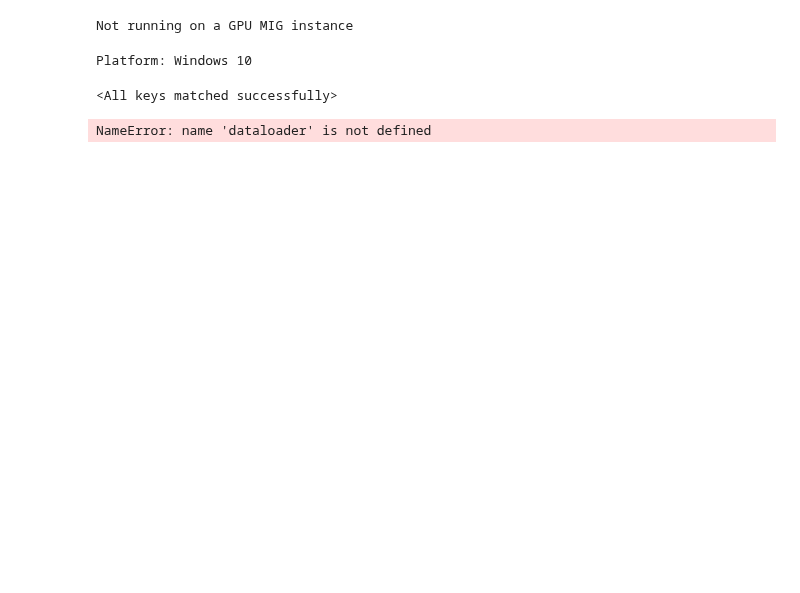
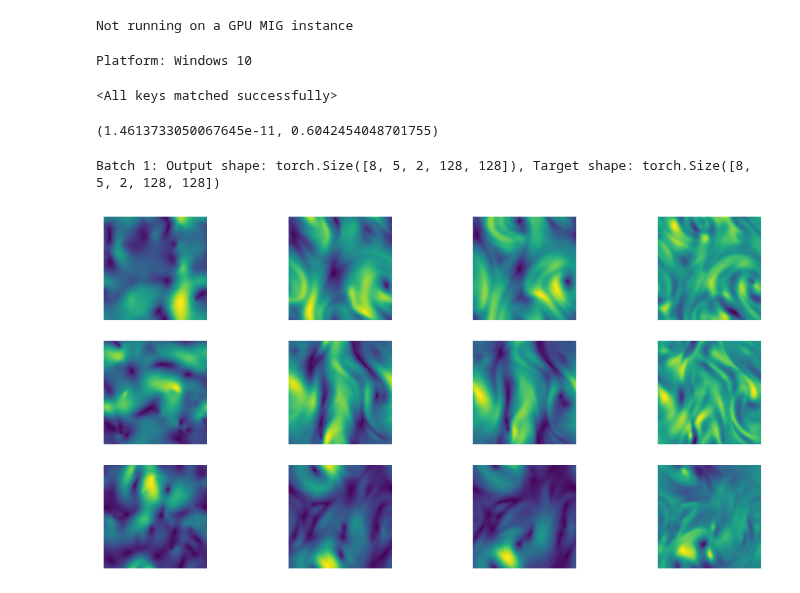
Before and after one commit to tpharmsen/AutoregressiveNeuralOperators, a Jupyter notebook: src/test4.ipynb, the cells around one changed output. Drawn from its saved outputs; the diff is of its cells as text; code cells hidden in the pictures; blank space fills up the shorter version.

```diff
--- a/src/test4.ipynb
+++ b/src/test4.ipynb
@@ -81,28 +81,48 @@ from dataloaders.DiskDatasetDiv import DiskDatasetDiv
 from torch.utils.data import DataLoader
 
 #dataset = DiskDatasetDiv(preproc_path='../datasets/prjs1359/preproc_amira-s6', temporal_bundling=1)
-dataset = DiskDatasetDiv(preproc_path='/datasets/preproc_pdegym-test', temporal_bundling=2)
-dataloader = DataLoader(dataset, batch_size=64, shuffle=False, num_workers=16, pin_memory=True, persistent_workers=True)
+dataset = DiskDatasetDiv(preproc_path='../datasets/preproc_pdegym-test/', temporal_bundling=5, forward_steps=3)
+dataloader = DataLoader(dataset, batch_size=8, shuffle=True, num_workers=16, pin_memory=True, persistent_workers=True)
 dataset.avgnorm = dataset.avg
 dataset.stdnorm = dataset.std
 
 dataset.avgnorm, dataset.stdnorm
+# %% [output]
+(1.4613733050067645e-11, 0.6042454048701755)
 # %%
 for i, (x, y) in enumerate(dataloader):
     x = x.cuda()
     y = y.cuda()
     with torch.no_grad():
-        out = model(x)
+        out = x.clone()
+        for _ in range(3):
+            out = model(out)
+        #out = model(x)
     print(f"Batch {i+1}: Output shape: {out.shape}, Target shape: {y.shape}")
     if i == 0:
         break  # Just test the first batch
 import matplotlib.pyplot as plt
 import numpy as np
 
+x = x * dataset.stdnorm + dataset.avgnorm
+y = y * dataset.stdnorm + dataset.avgnorm
+out = out * dataset.stdnorm + dataset.avgnorm
+
+def magnitude_vel(x):
+    magnitude = torch.sqrt(x[:, :, 0]**2 + x[:, :, 1]**2)
+    return magnitude.unsqueeze(2)
+x = magnitude_vel(x)
+y = magnitude_vel(y)
+out = magnitude_vel(out)
 # plot the x and y
-fig, ax = plt.subplots(3, 3, figsize=(12, 6))
-ax[0, 0].imshow(x[0, 0].cpu().numpy(), cmap='gray')
-ax[0, 1].imshow(y[0, 0].cpu().numpy(), cmap='gray')
-ax[1, 0].imshow(out[0, 0].cpu().numpy(), cmap='gray')
+fig, ax = plt.subplots(3, 4, figsize=(12, 6))
+for i in range(3):
+    for j in range(4):
+        ax[i, j].axis('off')
+        ax[i, 0].imshow(x[i, 0, 0].cpu().numpy())
+        ax[i, 1].imshow(out[i, 0, 0].cpu().numpy())
+        ax[i, 2].imshow(y[i, 0, 0].cpu().numpy())
+        ax[i, 3].imshow(y[i, 0, 0].cpu().numpy() - out[i, 0, 0].cpu().numpy())
 # %% [output]
-NameError: name 'dataloader' is not defined
+Batch 1: Output shape: torch.Size([8, 5, 2, 128, 128]), Target shape: torch.Size([8, 5, 2, 128, 128])
+[figure, added]
```
